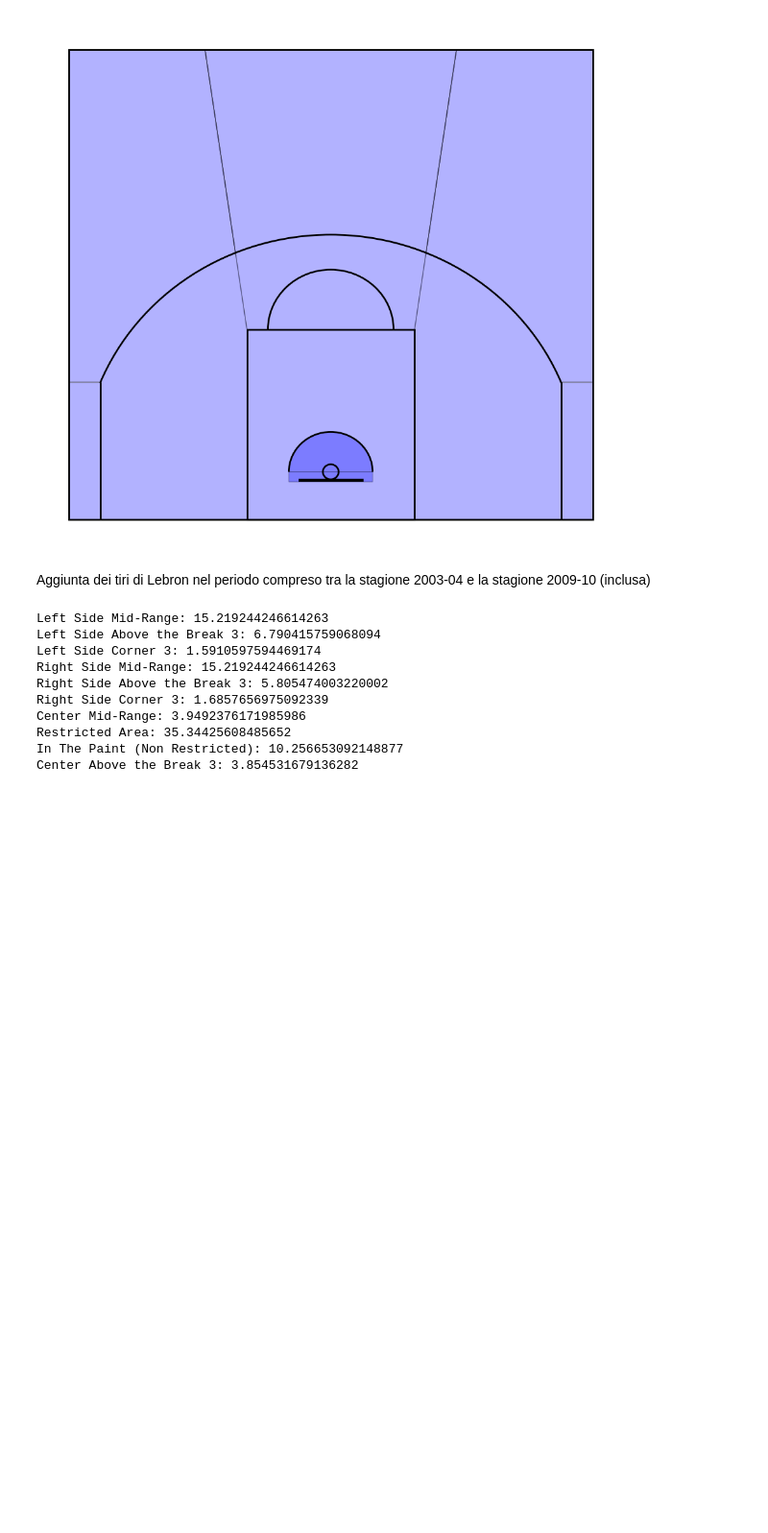
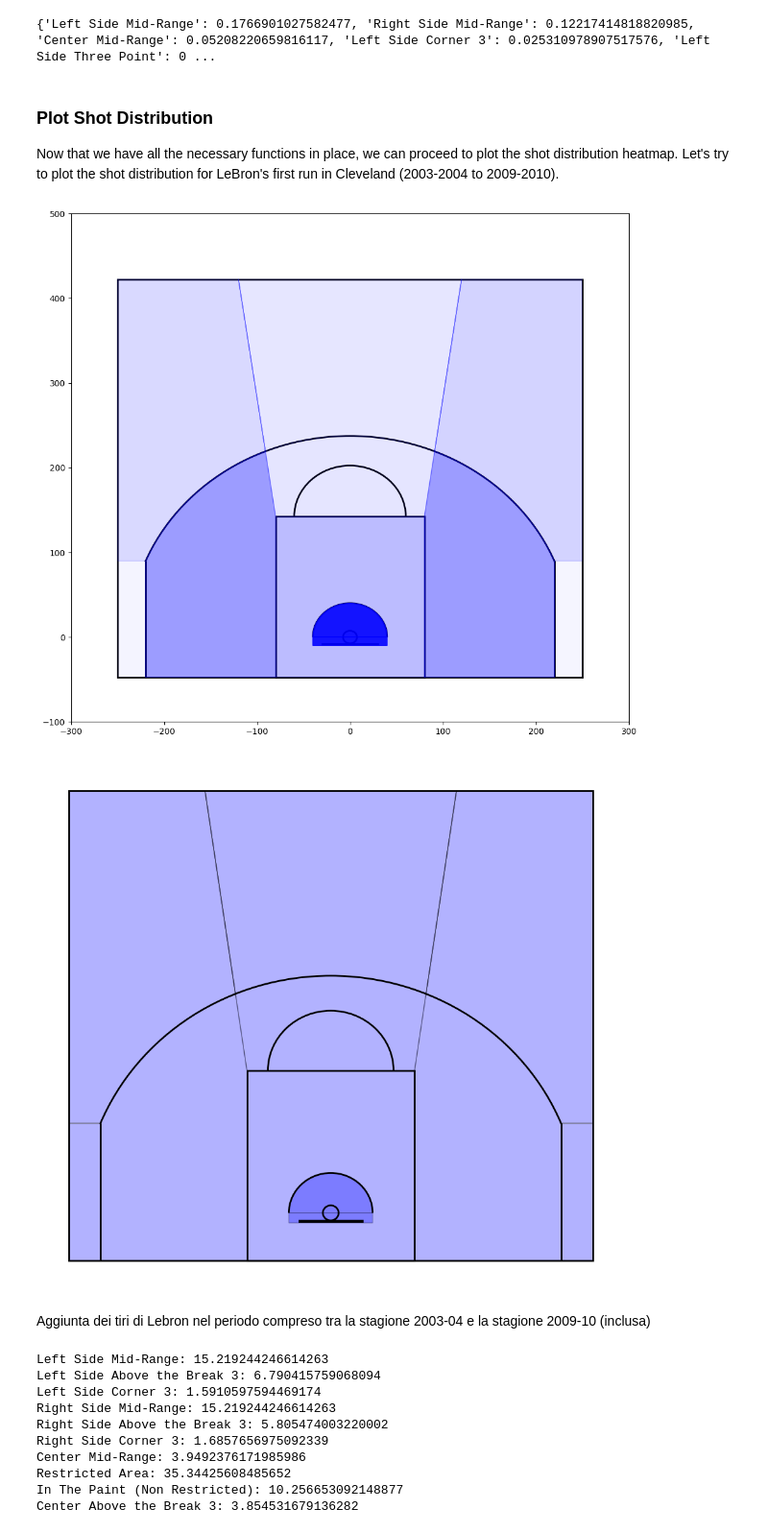
Before and after one commit to francescobortuzzo/DataScienceProject, a Jupyter notebook: creazione_plot/plot.ipynb, the cells around one changed output. Shown at 96% size. Cells and saved outputs as stored; diff of their text form; code cells hidden in the pictures; blank space fills up the shorter version.

```diff
--- a/creazione_plot/plot.ipynb
+++ b/creazione_plot/plot.ipynb
@@ -173,3 +235,54 @@ def create_polygons():
+# %%
+#initialize the variables
+distribution = {}
+opacities = {'Left Side Mid-Range': 0, 'Right Side Mid-Range': 0, 'Center Mid-Range': 0, 'Left Side Corner 3': 0, 'Left Side Three Point': 0,
+              'Right Side Corner 3': 0, 'Right Side Three Point': 0, 'Center Three Point': 0, 'In The Paint (Non Restricted)': 0, 'Restricted Area': 0}
+
+def calculate_opacity(disribution, alpha):
+
+    #get the max value of the distribution
+    max_value = max(distribution.values())
+
+    #calculate the opacity
+    for area in distribution:
+        opacity = (distribution[area] * alpha) / max_value
+        #update the dictionary
+        opacities[area] = opacity
+
+    return opacities
+
+
+print(calculate_opacity(distribution, 0.9))
+# %% [output]
+{'Left Side Mid-Range': 0.1766901027582477, 'Right Side Mid-Range': 0.12217414818820985, 'Center Mid-Range': 0.05208220659816117, 'Left Side Corner 3': 0.025310978907517576, 'Left Side Three Point': 0 ...
+# %% [markdown]
+### Plot Shot Distribution
+Now that we have all the necessary functions in place, we can proceed to plot the shot distribution heatmap. Let's try to plot the shot distribution for LeBron's first run in Cleveland (2003-2004 to 2009-2010).
+# %%
+#define the values for the seasons
+seasons = ['2003-04', '2004-05', '2005-06', '2006-07', '2007-08', '2008-09', '2009-10']
+
+#calculate the shot distribution for the given seasons
+distribution = shot_distribution(df, seasons)
+
+#calculate the opacities for the given distribution
+opacities = calculate_opacity(distribution, 0.9)
+
+#set the size of the plot
+fig, ax = plt.subplots(figsize=(12, 11))
+
+#plot the court
+draw_court()
+#plot the areas
+areas = create_polygons()
+for area in areas:
+    plt.fill(*areas[area].exterior.xy, color='b', alpha=opacities[area])
+
+plt.xlim(-300, 300)
+plt.ylim(-100, 500)
+plt.show()
+# %% [output]
+[figure, added]
 # %%
 fig, ax = plt.subplots(figsize=(12, 11))
 
```
Also changed, not shown: parts of 12 cells of this notebook.
